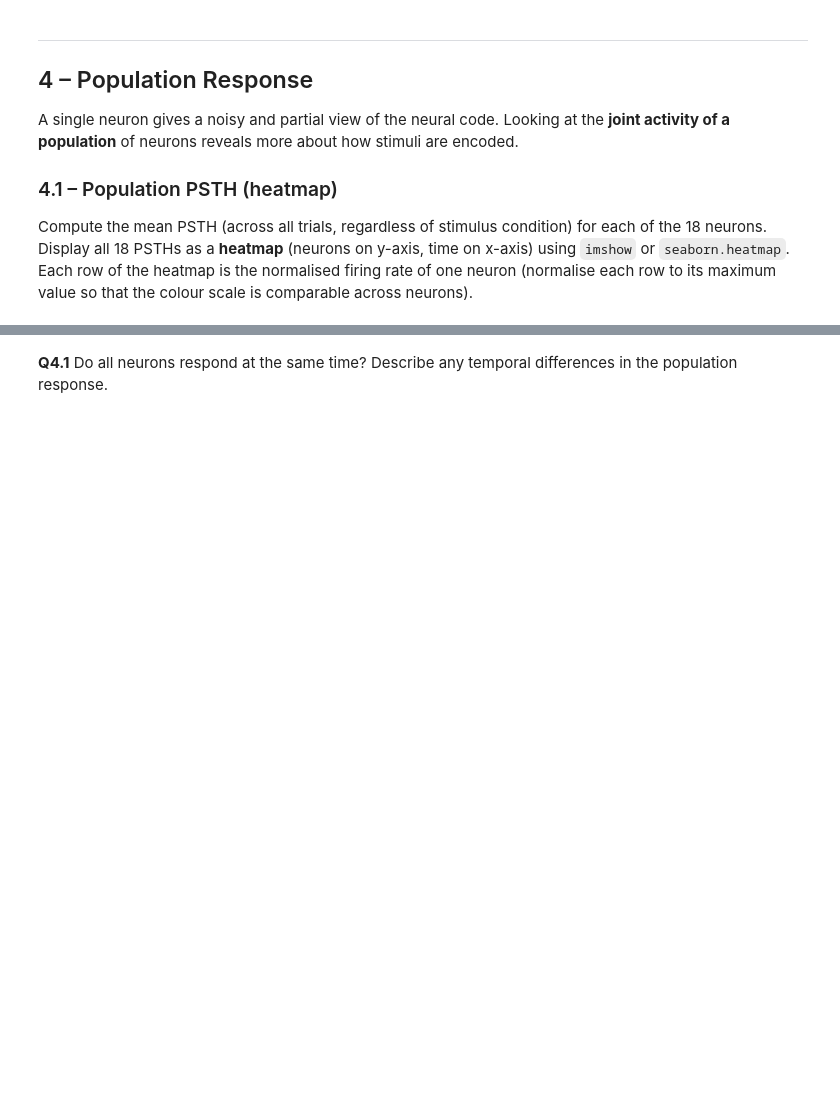
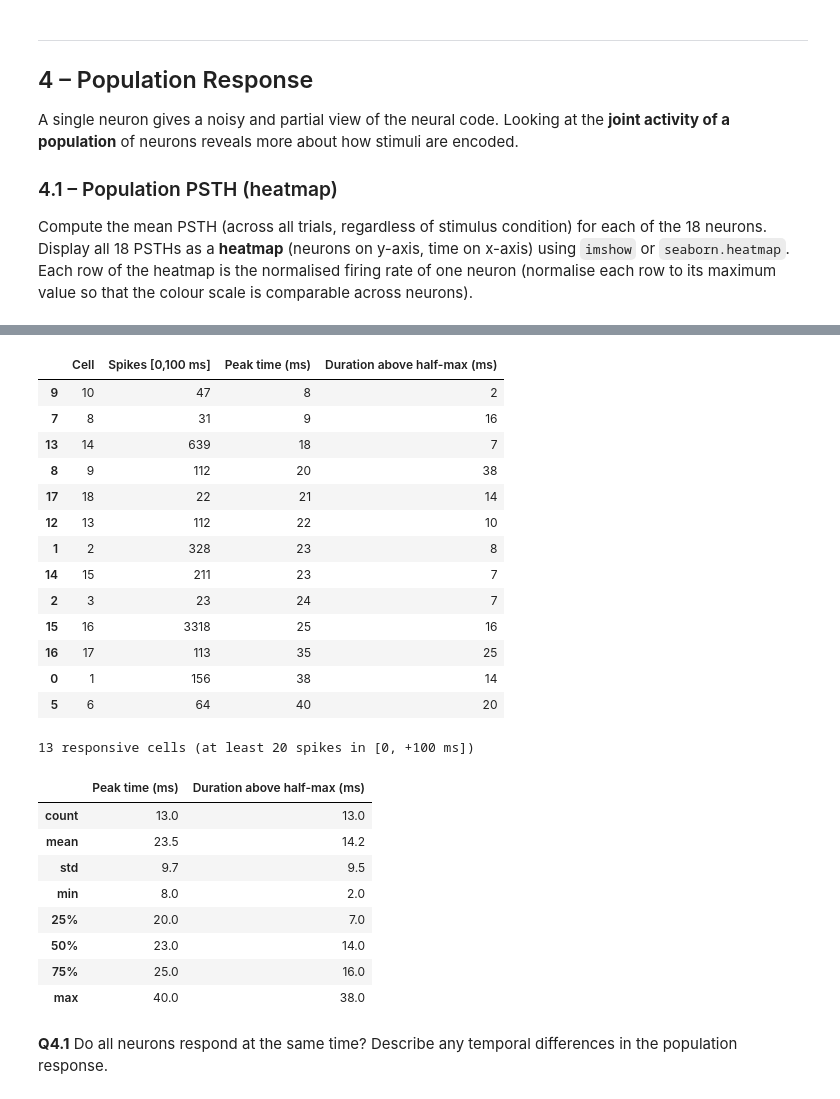
Before and after one commit to slerou/Group_1_HW_DataAnalysis_2026.ipynb, a Jupyter notebook: HW_SU_LFP_111026_student_2026.ipynb, the cells around one changed output, grey strips where cells are left out. Saved outputs shown, nothing was run; the diff lists cells and outputs as text; code cells hidden in the pictures; blank space fills up the shorter version.

```diff
--- a/HW_SU_LFP_111026_student_2026.ipynb
+++ b/HW_SU_LFP_111026_student_2026.ipynb
@@ -1286,3 +1374,44 @@ Each row of the heatmap is the normalised firing rate of one neuron (normalise e
+# %%
+#peak time and response duration for each cell (descriptive statistics for Q4.1)
+post = t >= 0
+peak_times = t[post][np.argmax(psth_smooth_all[:, post], axis=1)] #time of maximum firing after onset (ms)
+durations = (psth_norm[:, post] >= 0.5).sum(axis=1) #ms above half of the peak (response duration)
+
+timing = pd.DataFrame({'Cell': range(1, 19),
+                       'Spikes [0,100 ms]': n_all, #spike counts from 3.4.5
+                       'Peak time (ms)': peak_times,
+                       'Duration above half-max (ms)': durations})
+
+responsive = timing[timing['Spikes [0,100 ms]'] >= 20] #quiet cells excluded: their peak is not reliable
+display(responsive.sort_values('Peak time (ms)'))
+
+print(f"{len(responsive)} responsive cells (at least 20 spikes in [0, +100 ms])")
+display(responsive[['Peak time (ms)', 'Duration above half-max (ms)']].describe().round(1))
+# %% [output]
+|  | Cell | Spikes [0,100 ms] | Peak time (ms) | Duration above half-max (ms) |
+| 9 | 10 | 47 | 8 | 2 |
+| 7 | 8 | 31 | 9 | 16 |
+| 13 | 14 | 639 | 18 | 7 |
+| 8 | 9 | 112 | 20 | 38 |
+| 17 | 18 | 22 | 21 | 14 |
+| 12 | 13 | 112 | 22 | 10 |
+| 1 | 2 | 328 | 23 | 8 |
+| 14 | 15 | 211 | 23 | 7 |
+| 2 | 3 | 23 | 24 | 7 |
+| 15 | 16 | 3318 | 25 | 16 |
+| 16 | 17 | 113 | 35 | 25 |
+| 0 | 1 | 156 | 38 | 14 |
+| 5 | 6 | 64 | 40 | 20 |
+13 responsive cells (at least 20 spikes in [0, +100 ms])
+|  | Peak time (ms) | Duration above half-max (ms) |
+| count | 13.0 | 13.0 |
+| mean | 23.5 | 14.2 |
+| std | 9.7 | 9.5 |
+| min | 8.0 | 2.0 |
+| 25% | 20.0 | 7.0 |
+| 50% | 23.0 | 14.0 |
+| 75% | 25.0 | 16.0 |
+| max | 40.0 | 38.0 |
 # %% [markdown]
 **Q4.1** Do all neurons respond at the same time? Describe any temporal differences in the population response.
 # %% [markdown]
```
Also changed, not shown: parts of 18 cells of this notebook.
